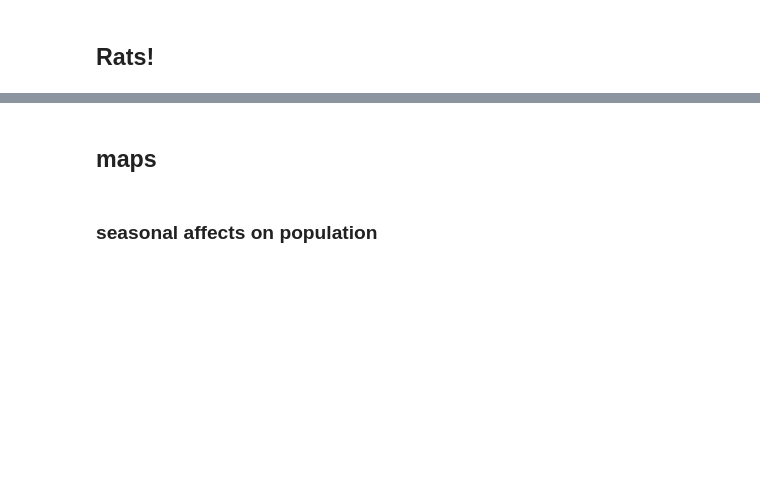
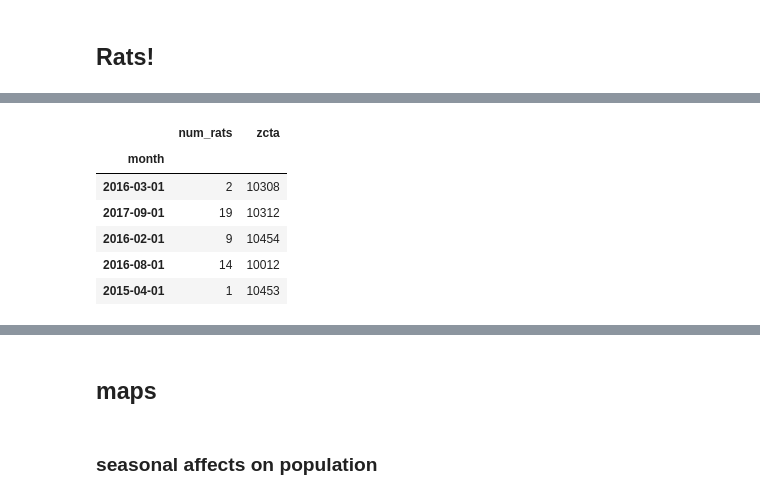
Before and after one commit to richardagalvez/nycdatamonster, a Jupyter notebook: rat_race/main_analysis.ipynb, the cells around one changed output, grey strips where cells are left out. Saved outputs shown, nothing was run; the diff lists cells and outputs as text; code cells hidden in the pictures; blank space fills up the shorter version.

```diff
--- a/rat_race/main_analysis.ipynb
+++ b/rat_race/main_analysis.ipynb
@@ -93,0 +67,10 @@ grouped
+# %%
+data.head()
+# %% [output]
+|  | num_rats | zcta |
+| month |  |  |
+| 2016-03-01 | 2 | 10308 |
+| 2017-09-01 | 19 | 10312 |
+| 2016-02-01 | 9 | 10454 |
+| 2016-08-01 | 14 | 10012 |
+| 2015-04-01 | 1 | 10453 |
```
Also changed, not shown: parts of 21 cells of this notebook.
